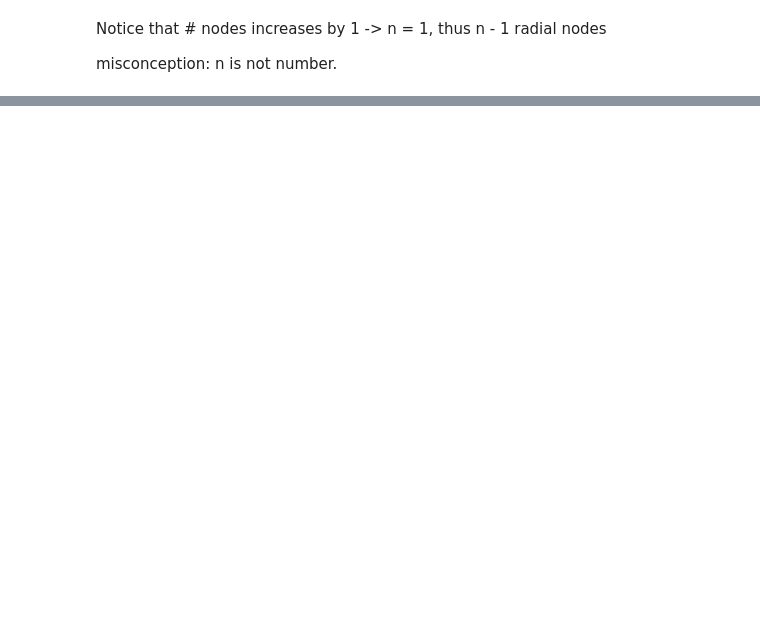
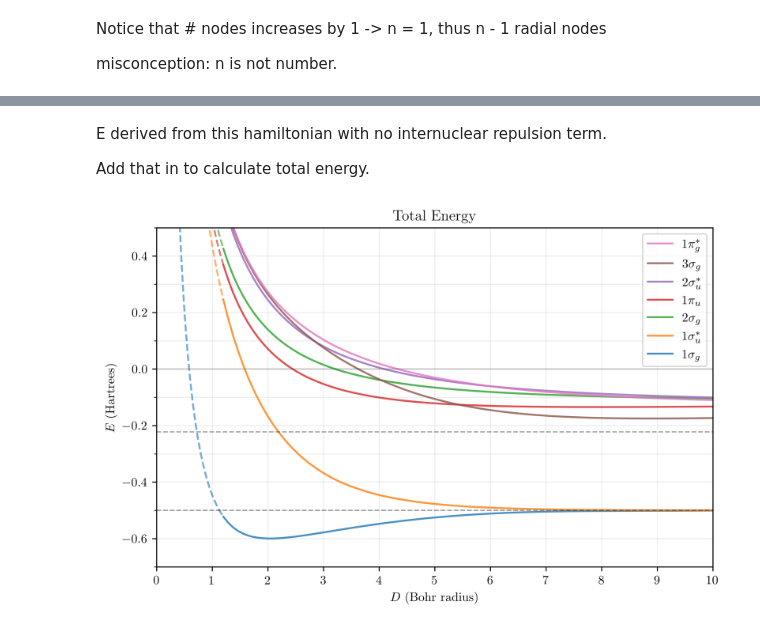
Before and after one commit to KeroseneNotForConsumption/hydrogen-molecular-ion, a Jupyter notebook: 3b_solve_R.ipynb, the cells around one changed output, grey strips where cells are left out. Cells and saved outputs as stored; diff of their text form; code cells hidden in the pictures; blank space fills up the shorter version.

```diff
--- a/3b_solve_R.ipynb
+++ b/3b_solve_R.ipynb
@@ -167,0 +273,65 @@ Vary D to vary E
+# %% [markdown]
+E derived from this hamiltonian with no internuclear repulsion term.
+
+Add that in to calculate total energy.
+# %%
+# different spacing as
+D_vals = np.linspace(1.2, 10.0, 20)
+D_span = np.linspace(1.2, 10.0, 100)
+
+# curve fitting
+from scipy.optimize import curve_fit
+fit_func = lambda x, a, b, c, d: (a/x) + b*(x**2) + c*x + d
+
+fig, ax = plt.subplots()
+
+for mo, mo_info in mos.items():
+    mu, l = mo_info[:2]
+    lbda = get_lbda(mu, l)
+
+    E_vals = []
+
+    mos_to_extrapolate = list(mos.keys())[:4]
+
+    if mo in mos_to_extrapolate:
+        D_vals = np.concatenate([np.linspace(1.2, 2.5, 10), np.linspace(3.0, 10.0, 10)])
+        D_span = np.linspace(1.2, 10.0, 100)
+
+        for D in D_vals:
+            E_val, = fsolve(objective,  mo_info[2])
+            E_vals.append(E_val + 1/D)
+
+        E_vals_interp = interp1d(D_vals, E_vals, kind='quadratic')
+        E_vals_plt = E_vals_interp(D_span)
+        plot_line = ax.plot(D_span, E_vals_plt, label=mo_latex[mo], alpha=0.8)
+
+        # curve fitting using the first 9 interpolated values
+        popt, _ = curve_fit(fit_func, D_span[:9], E_vals_plt[:9])
+        fit_func_D = np.vectorize(lambda x: fit_func(x, *popt))
+        ax.plot(np.linspace(0.4, 1.2, 20), fit_func_D(np.linspace(0.4, 1.2, 20)),
+                color=plot_line[0].get_color(), ls='--', alpha=0.6)
+
+    else:
+        for D in D_vals:
+            E_val, = fsolve(objective, mo_info[2])
+            E_vals.append(E_val + 1/D)
+
+        E_vals_interp = interp1d(D_vals, E_vals, kind='quadratic')
+        ax.plot(D_span, E_vals_interp(D_span), label=mo_latex[mo], alpha=0.8)
+
+ax.axhline(y=0, color='k', alpha=0.2, linewidth=1)
+
+# reversed legend order
+handles, labels = ax.get_legend_handles_labels()
+ax.legend(reversed(handles), reversed(labels), loc=1)
+
+ax.grid(which='both', alpha=0.2)
+ax.set_xlim([0, 10])
+ax.set_ylim([-0.7, 0.5])
+ax.set_xlabel('$D$ (Bohr radius)')
+ax.set_ylabel('$E$ (Hartrees)')
+ax.xaxis.set_major_locator(mpl.ticker.MultipleLocator(1))
+ax.yaxis.set_minor_locator(mpl.ticker.MultipleLocator(0.1))
+ax.set_title('Total Energy');
+# %% [output]
+[figure, added]
```
Also changed, not shown: parts of 10 cells of this notebook, 2 other files.
